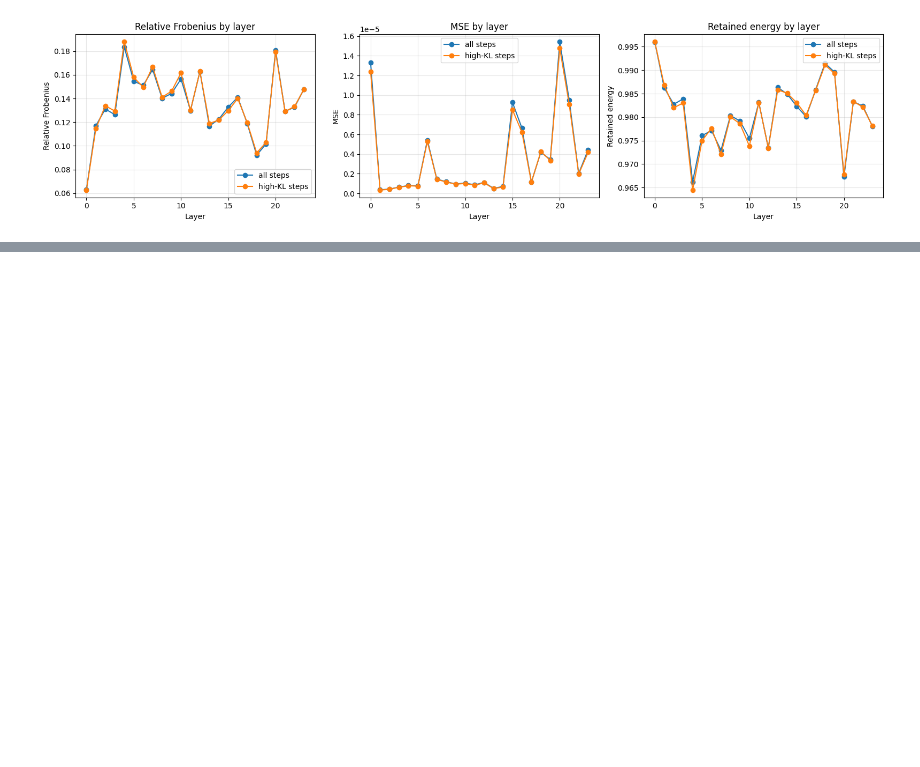
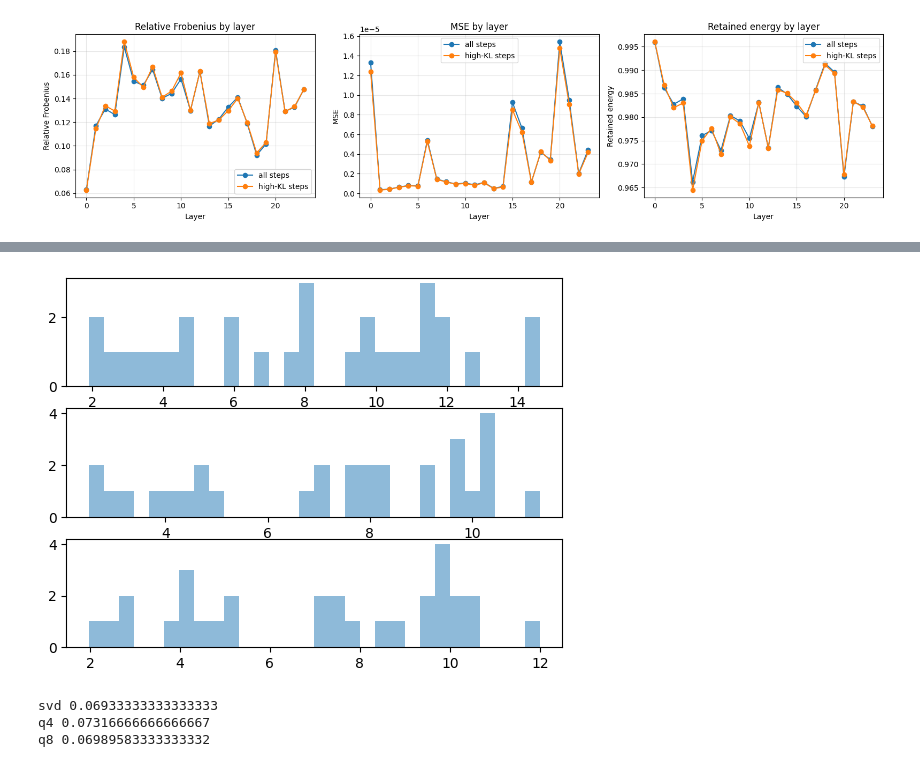
Before and after one commit to Teddygat0r/sssm-states, a Jupyter notebook: data_analysis.ipynb, the cells around one changed output, grey strips where cells are left out. Cells and saved outputs as stored; diff of their text form; code cells hidden in the pictures; blank space fills up the shorter version.

```diff
--- a/data_analysis.ipynb
+++ b/data_analysis.ipynb
@@ -193,3 +168,16 @@ plt.tight_layout()
 plt.show()
 # %% [output]
 [figure]
+# %%
+import os
+
+# prompt level KL statistics
+def load_kl_stats(path: str):
+    kl_tensors = []
+    for file in os.listdir(path):
+        if file.endswith(".pt") and "kl" in file:
+            kl_stats = torch.load(os.path.join(path, file))
+            kl_stats = kl_stats.float().cpu().numpy()
+            kl_tensors.append(kl_stats)
+
+    return kl_tensors
@@ -195,0 +222,23 @@ plt.show()
+# %%
+kl_95th_svd = [np.percentile(t, 99) for t in kl_tensors_svd]
+kl_95th_q_4 = [np.percentile(t, 99) for t in kl_tensors_q_4]
+kl_95th_q_8 = [np.percentile(t, 99) for t in kl_tensors_q_8]
+
+fig, ax = plt.subplots(3)
+
+ax[0].hist(kl_95th_svd, bins=30, alpha=0.5, label="(svd)")
+ax[1].hist(kl_95th_q_4, bins=30, alpha=0.5, label="(q4)")
+ax[2].hist(kl_95th_q_8, bins=30, alpha=0.5, label="(q8)")
+plt.show()
+# %% [output]
+[figure, added]
+# %%
+def spike_rate(kl_tensor, spike_threshold = 2):
+    return np.sum(kl_tensor > spike_threshold) / len(kl_tensor)
+print("svd", np.mean([spike_rate(k) for k in kl_tensors_svd]))
+print("q4", np.mean([spike_rate(k) for k in kl_tensors_q_4]))
+print("q8", np.mean([spike_rate(k) for k in kl_tensors_q_8]))
+# %% [output]
+svd 0.06933333333333333
+q4 0.07316666666666667
+q8 0.06989583333333332
```
Also changed, not shown: parts of 12 cells of this notebook, 1 other file.
